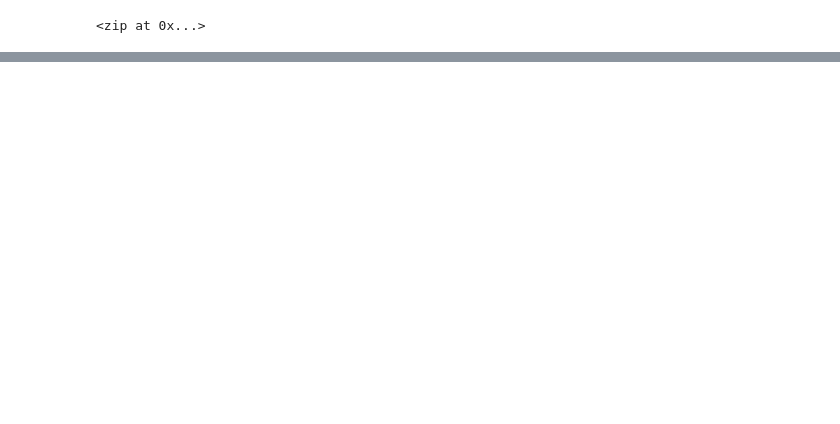
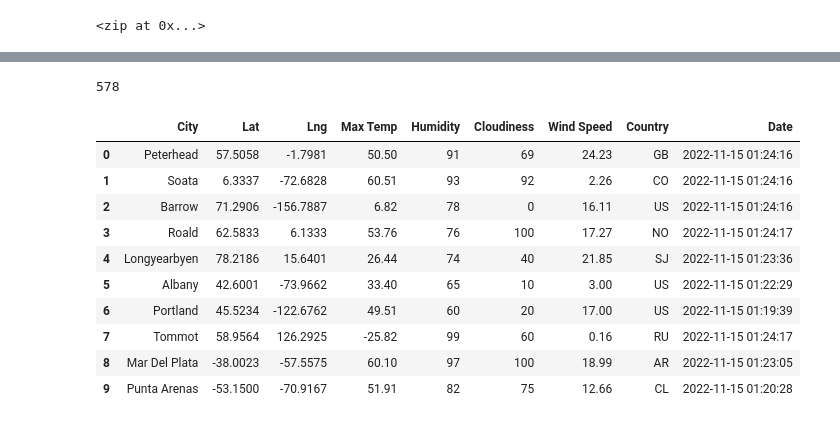
Before and after one commit to jfbauman/World_Weather_Analysis, a Jupyter notebook: WeatherPy.ipynb, the cells around one changed output, grey strips where cells are left out. Saved outputs shown, nothing was run; the diff lists cells and outputs as text; code cells hidden in the pictures; blank space fills up the shorter version.

```diff
--- a/WeatherPy.ipynb
+++ b/WeatherPy.ipynb
@@ -98,0 +139,13 @@ ushuaia ar
+# %%
+#Build the basic URL for the OpenWeatherMap with your weather_api_key added to the URL.
+url = "http://api.openweathermap.org/data/2.5/weather?units=Imperial&APPID=" + weather_api_key
+# %%
+# Create an empty list to hold the weather data.
+city_data = []
+# Print the beginning of the logging.
+print("Beginning Data Retrieval     ")
+print("-----------------------------")
+
+# Create counters.
+record_count = 1
+set_count = 1
@@ -98,0 +260,20 @@ ushuaia ar
+# %%
+len(cities)
+# %% [output]
+578
+# %%
+# Convert the array of dictionaries to a Pandas DataFrame.
+city_data_df = pd.DataFrame(city_data)
+city_data_df.head(10)
+# %% [output]
+|  | City | Lat | Lng | Max Temp | Humidity | Cloudiness | Wind Speed | Country | Date |
+| 0 | Peterhead | 57.5058 | -1.7981 | 50.50 | 91 | 69 | 24.23 | GB | 2022-11-15 01:24:16 |
+| 1 | Soata | 6.3337 | -72.6828 | 60.51 | 93 | 92 | 2.26 | CO | 2022-11-15 01:24:16 |
+| 2 | Barrow | 71.2906 | -156.7887 | 6.82 | 78 | 0 | 16.11 | US | 2022-11-15 01:24:16 |
+| 3 | Roald | 62.5833 | 6.1333 | 53.76 | 76 | 100 | 17.27 | NO | 2022-11-15 01:24:17 |
+| 4 | Longyearbyen | 78.2186 | 15.6401 | 26.44 | 74 | 40 | 21.85 | SJ | 2022-11-15 01:23:36 |
+| 5 | Albany | 42.6001 | -73.9662 | 33.40 | 65 | 10 | 3.00 | US | 2022-11-15 01:22:29 |
+| 6 | Portland | 45.5234 | -122.6762 | 49.51 | 60 | 20 | 17.00 | US | 2022-11-15 01:19:39 |
+| 7 | Tommot | 58.9564 | 126.2925 | -25.82 | 99 | 60 | 0.16 | RU | 2022-11-15 01:24:17 |
+| 8 | Mar Del Plata | -38.0023 | -57.5575 | 60.10 | 97 | 100 | 18.99 | AR | 2022-11-15 01:23:05 |
+| 9 | Punta Arenas | -53.1500 | -70.9167 | 51.91 | 82 | 75 | 12.66 | CL | 2022-11-15 01:20:28 |
```
Also changed, not shown: parts of 13 cells of this notebook, 5 other files.
